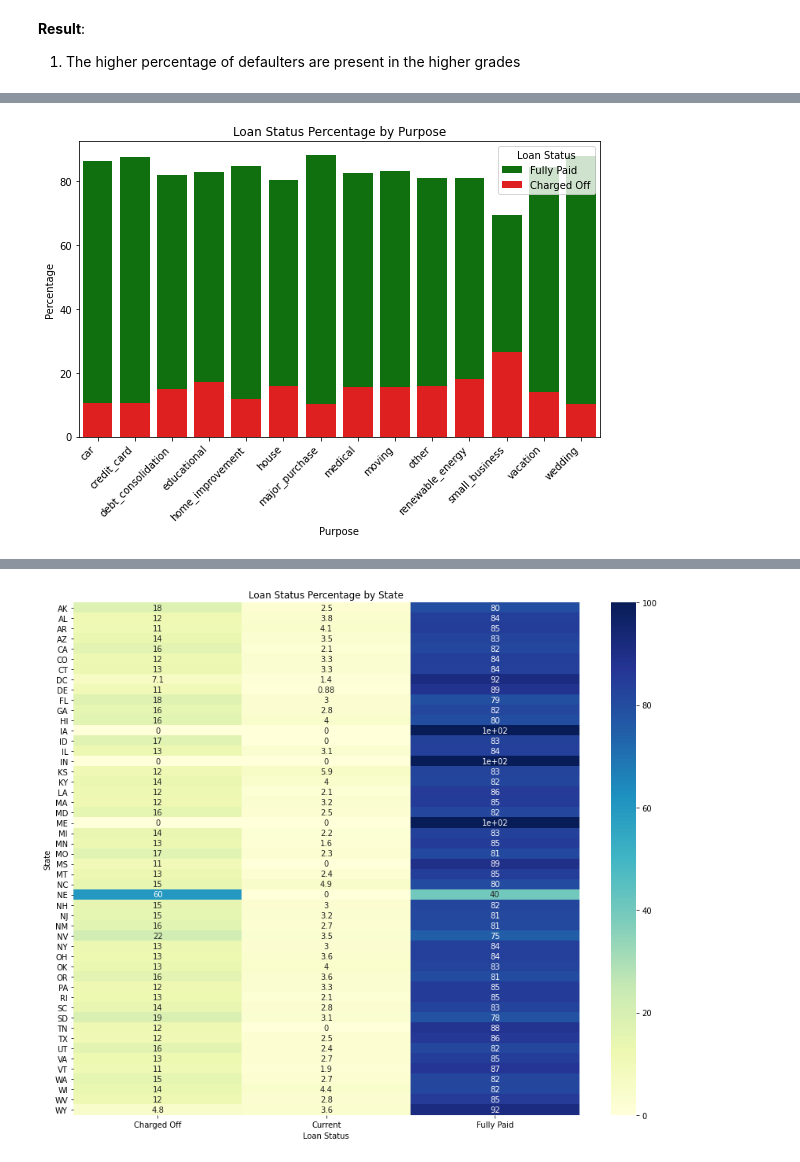
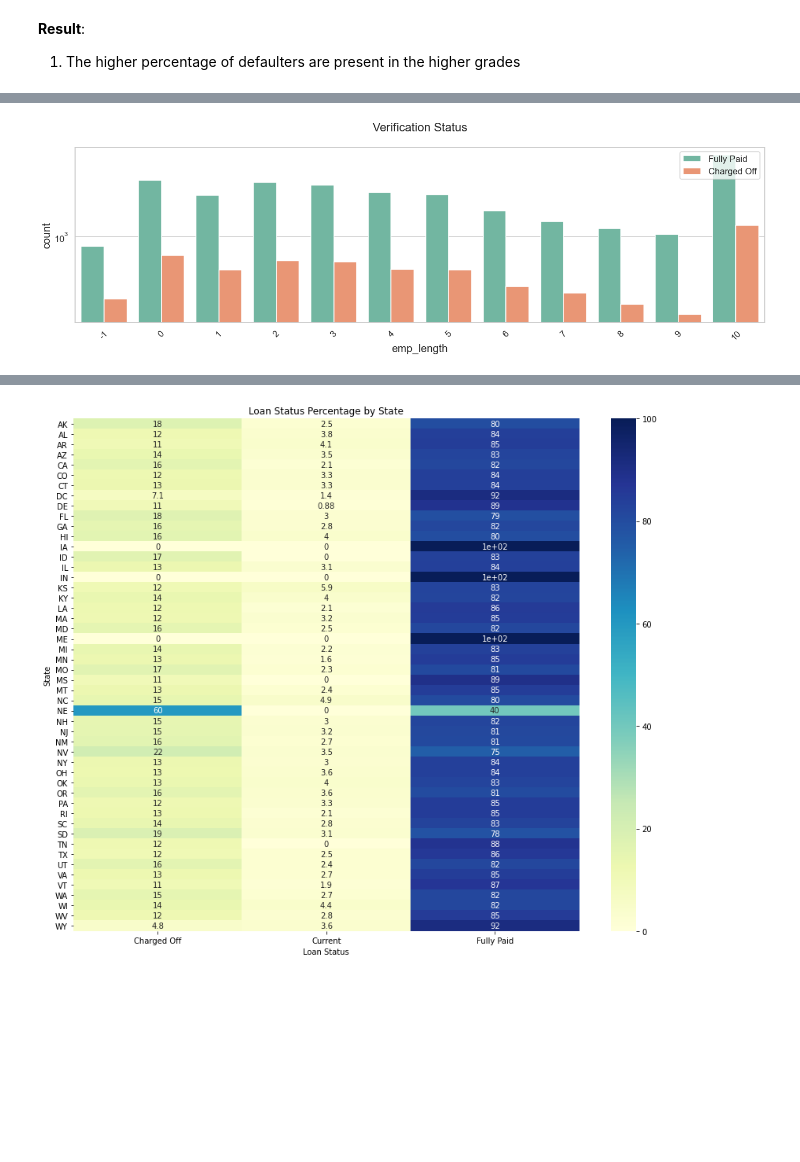
Before and after one commit to nid-22/lending_club, a Jupyter notebook: combined.ipynb, the cells around one changed output, grey strips where cells are left out. Cells and saved outputs as stored; diff of their text form; code cells hidden in the pictures; blank space fills up the shorter version.

Commit message:
added bivariate

```diff
--- a/combined.ipynb
+++ b/combined.ipynb
@@ -766,22 +686,4 @@ plt.show()
-# %%
-# Create a DataFrame with 'purpose' value counts
-purpose_counts = loan_data['purpose'].value_counts().reset_index()
-purpose_counts.columns = ['purpose', 'count']
-
-# Calculate the percentage of loan_status counts for each purpose category
-bivariate_data = loan_data.groupby(['purpose', 'loan_status']).size().unstack(fill_value=0)
-bivariate_data = bivariate_data.div(bivariate_data.sum(axis=1), axis=0) * 100
-
-# Create a Seaborn bar plot
-plt.figure(figsize=(8, 6))
-sns.barplot(data=bivariate_data.reset_index(), x='purpose', y='Fully Paid', label='Fully Paid', color='green')
-sns.barplot(data=bivariate_data.reset_index(), x='purpose', y='Charged Off', label='Charged Off', color='red')
-plt.title('Loan Status Percentage by Purpose')
-plt.xlabel('Purpose')
-plt.ylabel('Percentage')
-plt.xticks(rotation=45, ha='right')
-plt.legend(title='Loan Status', loc='upper right')
-plt.tight_layout()
-plt.show()
-# %% [output]
-[figure, removed]
+# %%
+uniplot(loan_data,col='emp_length',title='Verification Status',hue='loan_status', order=False)
+# %% [output]
+[figure, added]
```
Also changed, not shown: parts of 35 cells of this notebook.
